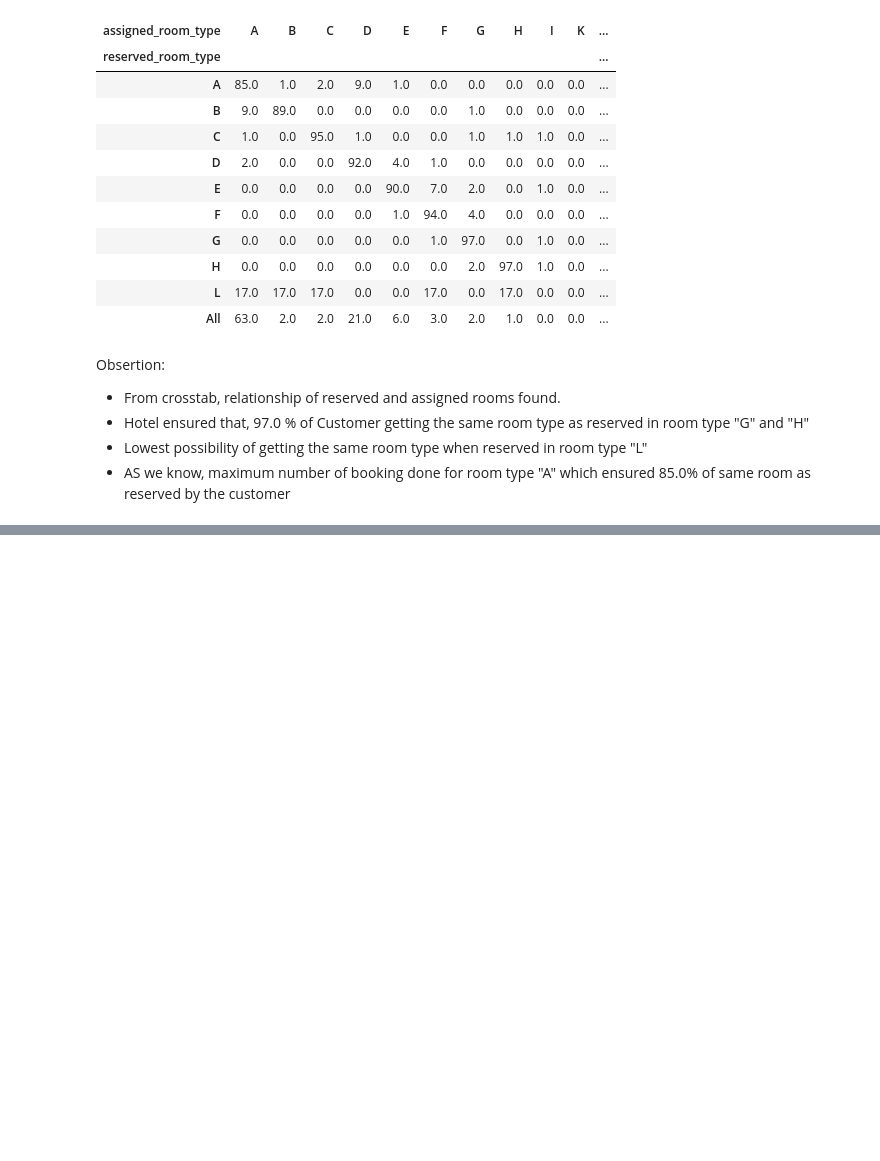
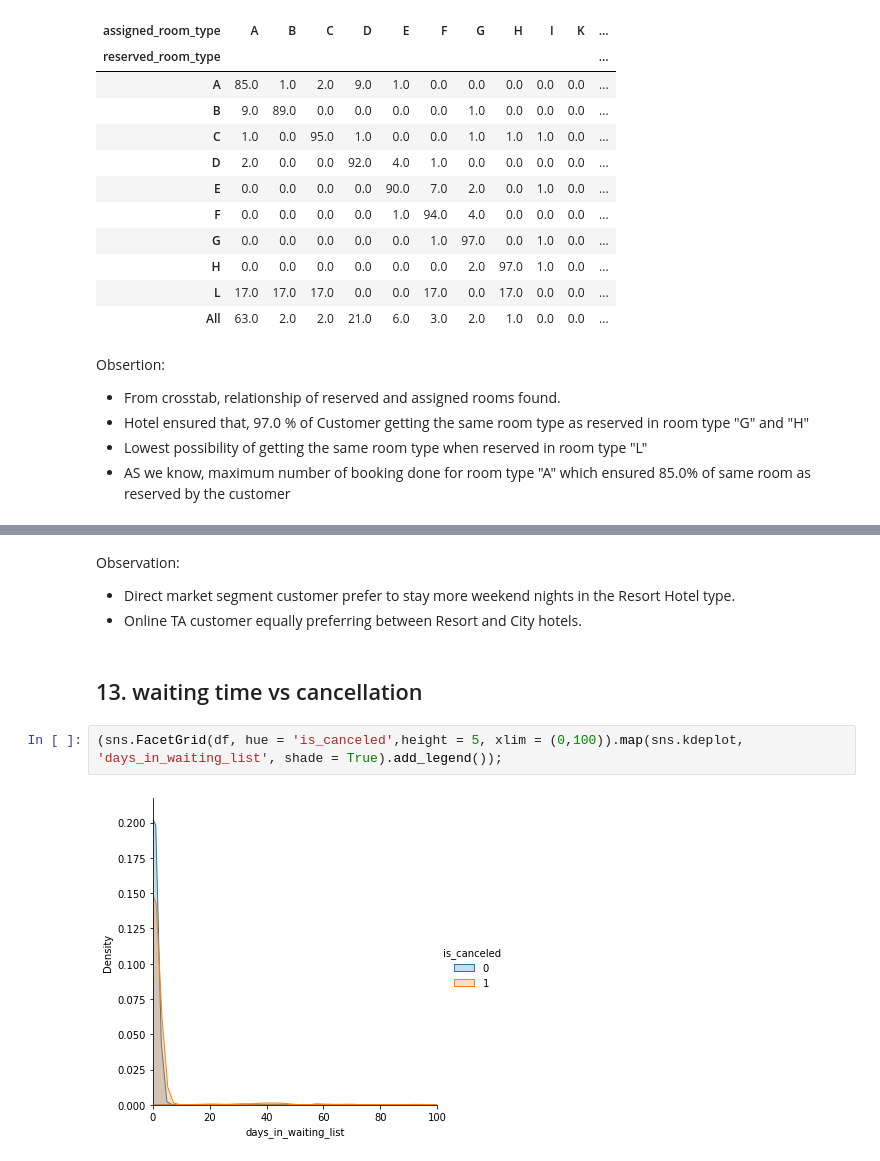
Before and after one commit to ArunPrasath1205/Exploratory-Data-Analysis-on-Hotel-Booking, a Jupyter notebook: Hotel_Bookings_analysis_G_AP.ipynb, the cells around one changed output, grey strips where cells are left out. Saved outputs shown, nothing was run; the diff lists cells and outputs as text; blank space fills up the shorter version.

```diff
--- a/Hotel_Bookings_analysis_G_AP.ipynb
+++ b/Hotel_Bookings_analysis_G_AP.ipynb
@@ -644,0 +670,10 @@ Obsertion:
+# %% [markdown]
+Observation:
+* Direct market segment customer prefer to stay more weekend nights in the Resort Hotel type.
+* Online TA customer equally preferring between Resort and City hotels.
+# %% [markdown]
+## 13. waiting time vs cancellation
+# %%
+(sns.FacetGrid(df, hue = 'is_canceled',height = 5, xlim = (0,100)).map(sns.kdeplot, 'days_in_waiting_list', shade = True).add_legend());
+# %% [output]
+[figure, added]
```
Also changed, not shown: parts of 9 cells of this notebook.
